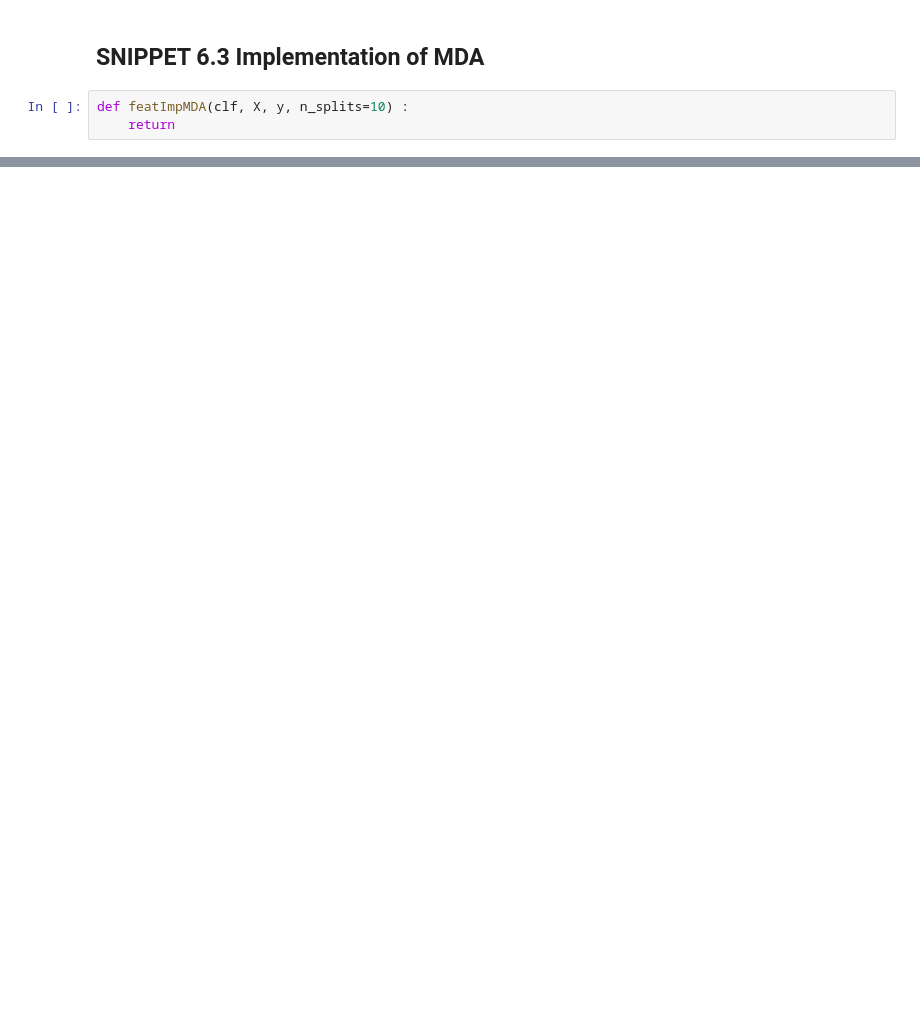
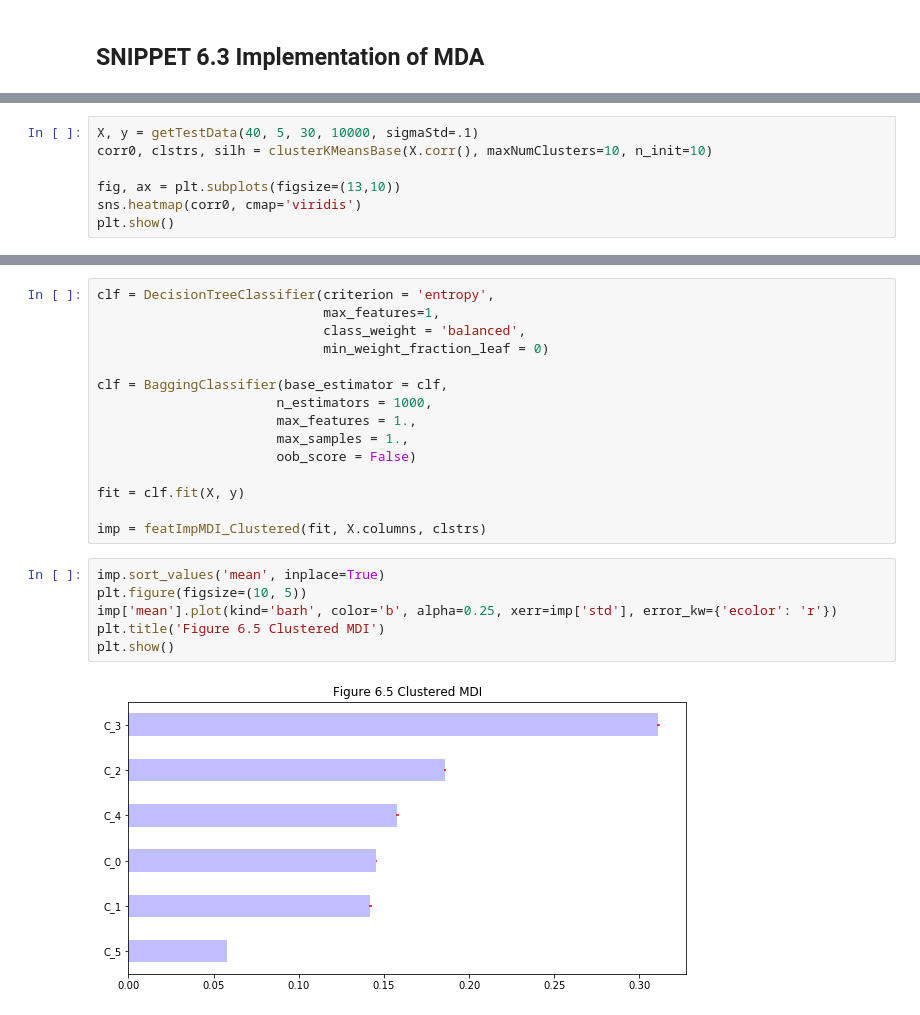
Before and after one commit to Eric-Kim-HY/machine-learning-for-asset-managers, a Jupyter notebook: notebook/Ch_06_Feature_Importance_Analysis.ipynb, the cells around one changed output, grey strips where cells are left out. Drawn from its saved outputs; the diff is of its cells as text; blank space fills up the shorter version.

```diff
--- a/notebook/Ch_06_Feature_Importance_Analysis.ipynb
+++ b/notebook/Ch_06_Feature_Importance_Analysis.ipynb
@@ -134,5 +117,2 @@ plt.errorbar(x = imp['mean'], xerr = imp['std'], y= imp.index.tolist(), capsize
 # %% [markdown]
 ## SNIPPET 6.3 Implementation of MDA
-# %%
-def featImpMDA(clf, X, y, n_splits=10) :
-    return
@@ -138,0 +264,7 @@ def featImpMDA(clf, X, y, n_splits=10) :
+# %%
+X, y = getTestData(40, 5, 30, 10000, sigmaStd=.1)
+corr0, clstrs, silh = clusterKMeansBase(X.corr(), maxNumClusters=10, n_init=10)
+
+fig, ax = plt.subplots(figsize=(13,10))
+sns.heatmap(corr0, cmap='viridis')
+plt.show()
@@ -138,0 +293,23 @@ def featImpMDA(clf, X, y, n_splits=10) :
+# %%
+clf = DecisionTreeClassifier(criterion = 'entropy',
+                             max_features=1,
+                             class_weight = 'balanced',
+                             min_weight_fraction_leaf = 0)
+
+clf = BaggingClassifier(base_estimator = clf,
+                       n_estimators = 1000,
+                       max_features = 1.,
+                       max_samples = 1.,
+                       oob_score = False)
+
+fit = clf.fit(X, y)
+
+imp = featImpMDI_Clustered(fit, X.columns, clstrs)
+# %%
+imp.sort_values('mean', inplace=True)
+plt.figure(figsize=(10, 5))
+imp['mean'].plot(kind='barh', color='b', alpha=0.25, xerr=imp['std'], error_kw={'ecolor': 'r'})
+plt.title('Figure 6.5 Clustered MDI')
+plt.show()
+# %% [output]
+[figure, added]
```
Also changed, not shown: parts of 17 cells of this notebook.
